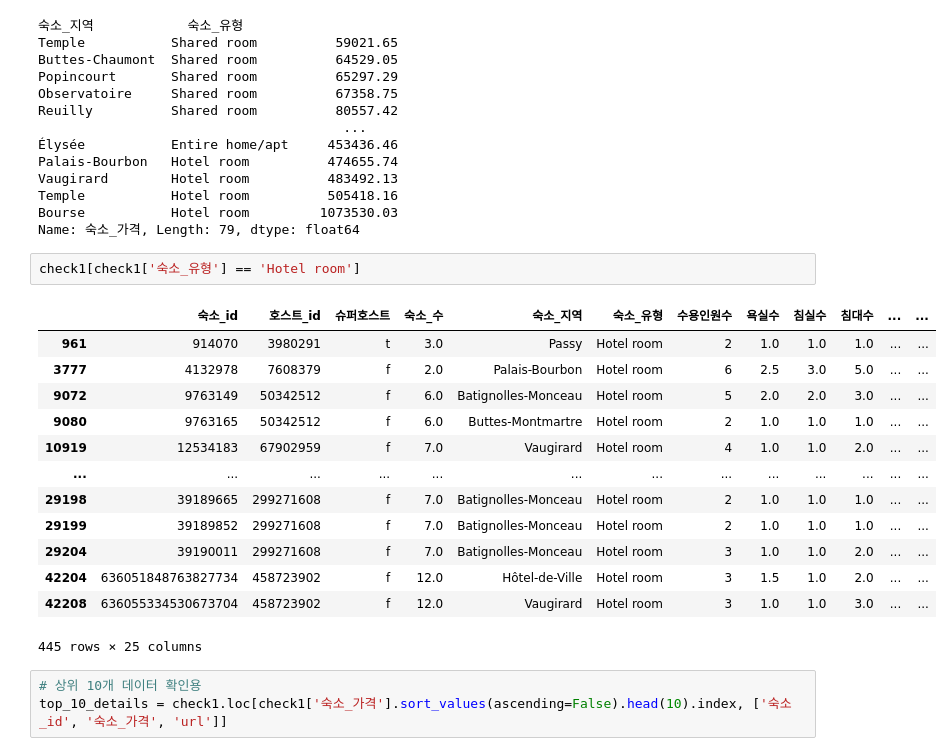
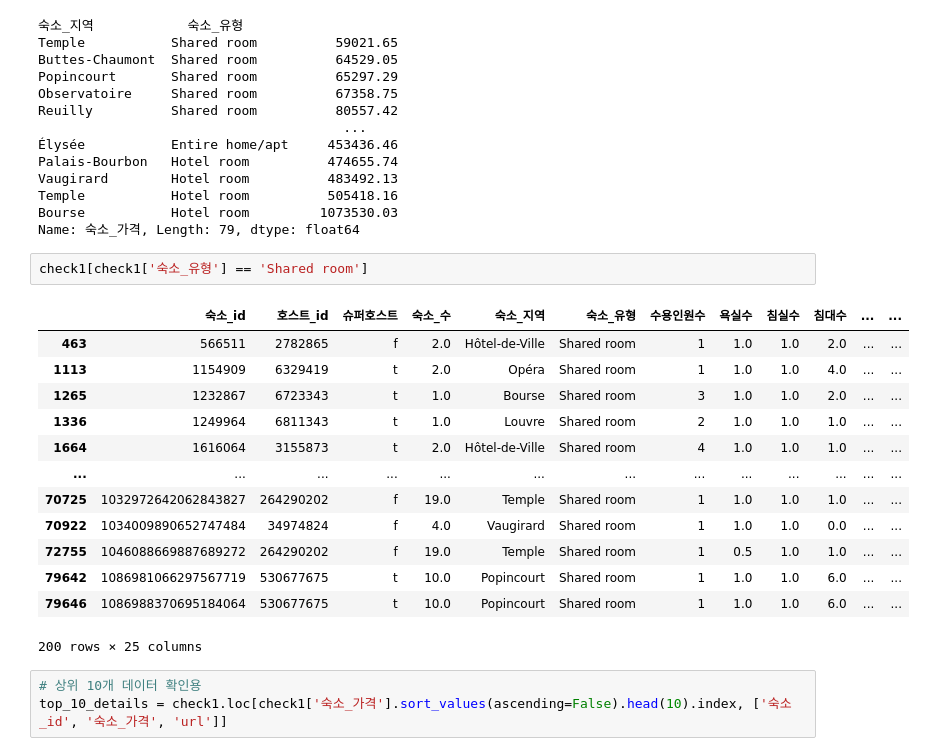
Before and after one commit to minseokpark6/WeeklyProject_Group3, a Jupyter notebook: Code/InwooChoi/파리_가격_전처리.ipynb, the cells around one changed output. Saved outputs shown, nothing was run; the diff lists cells and outputs as text.

```diff
--- a/Code/InwooChoi/파리_가격_전처리.ipynb
+++ b/Code/InwooChoi/파리_가격_전처리.ipynb
@@ -276,21 +277,21 @@ Temple           Hotel room          505418.16
 Bourse           Hotel room         1073530.03
 Name: 숙소_가격, Length: 79, dtype: float64
 # %%
-check1[check1['숙소_유형'] == 'Hotel room']
+check1[check1['숙소_유형'] == 'Shared room']
 # %% [output]
 |  | 숙소_id | 호스트_id | 슈퍼호스트 | 숙소_수 | 숙소_지역 | 숙소_유형 | 수용인원수 | 욕실수 | 침실수 | 침대수 | ... | ... |
-| 961 | 914070 | 3980291 | t | 3.0 | Passy | Hotel room | 2 | 1.0 | 1.0 | 1.0 | ... | ... |
-| 3777 | 4132978 | 7608379 | f | 2.0 | Palais-Bourbon | Hotel room | 6 | 2.5 | 3.0 | 5.0 | ... | ... |
-| 9072 | 9763149 | 50342512 | f | 6.0 | Batignolles-Monceau | Hotel room | 5 | 2.0 | 2.0 | 3.0 | ... | ... |
-| 9080 | 9763165 | 50342512 | f | 6.0 | Buttes-Montmartre | Hotel room | 2 | 1.0 | 1.0 | 1.0 | ... | ... |
-| 10919 | 12534183 | 67902959 | f | 7.0 | Vaugirard | Hotel room | 4 | 1.0 | 1.0 | 2.0 | ... | ... |
+| 463 | 566511 | 2782865 | f | 2.0 | Hôtel-de-Ville | Shared room | 1 | 1.0 | 1.0 | 2.0 | ... | ... |
+| 1113 | 1154909 | 6329419 | t | 2.0 | Opéra | Shared room | 1 | 1.0 | 1.0 | 4.0 | ... | ... |
+| 1265 | 1232867 | 6723343 | t | 1.0 | Bourse | Shared room | 3 | 1.0 | 1.0 | 2.0 | ... | ... |
+| 1336 | 1249964 | 6811343 | t | 1.0 | Louvre | Shared room | 2 | 1.0 | 1.0 | 1.0 | ... | ... |
+| 1664 | 1616064 | 3155873 | t | 2.0 | Hôtel-de-Ville | Shared room | 4 | 1.0 | 1.0 | 1.0 | ... | ... |
 | ... | ... | ... | ... | ... | ... | ... | ... | ... | ... | ... | ... | ... |
-| 29198 | 39189665 | 299271608 | f | 7.0 | Batignolles-Monceau | Hotel room | 2 | 1.0 | 1.0 | 1.0 | ... | ... |
-| 29199 | 39189852 | 299271608 | f | 7.0 | Batignolles-Monceau | Hotel room | 2 | 1.0 | 1.0 | 1.0 | ... | ... |
-| 29204 | 39190011 | 299271608 | f | 7.0 | Batignolles-Monceau | Hotel room | 3 | 1.0 | 1.0 | 2.0 | ... | ... |
-| 42204 | 636051848763827734 | 458723902 | f | 12.0 | Hôtel-de-Ville | Hotel room | 3 | 1.5 | 1.0 | 2.0 | ... | ... |
-| 42208 | 636055334530673704 | 458723902 | f | 12.0 | Vaugirard | Hotel room | 3 | 1.0 | 1.0 | 3.0 | ... | ... |
+| 70725 | 1032972642062843827 | 264290202 | f | 19.0 | Temple | Shared room | 1 | 1.0 | 1.0 | 1.0 | ... | ... |
+| 70922 | 1034009890652747484 | 34974824 | f | 4.0 | Vaugirard | Shared room | 1 | 1.0 | 1.0 | 0.0 | ... | ... |
+| 72755 | 1046088669887689272 | 264290202 | f | 19.0 | Temple | Shared room | 1 | 0.5 | 1.0 | 1.0 | ... | ... |
+| 79642 | 1086981066297567719 | 530677675 | t | 10.0 | Popincourt | Shared room | 1 | 1.0 | 1.0 | 6.0 | ... | ... |
+| 79646 | 1086988370695184064 | 530677675 | t | 10.0 | Popincourt | Shared room | 1 | 1.0 | 1.0 | 6.0 | ... | ... |
-445 rows × 25 columns
+200 rows × 25 columns
 # %%
 # 상위 10개 데이터 확인용
 top_10_details = check1.loc[check1['숙소_가격'].sort_values(ascending=False).head(10).index, ['숙소_id', '숙소_가격', 'url']]
```
Also changed, not shown: parts of 9 cells of this notebook, 1 other file.
